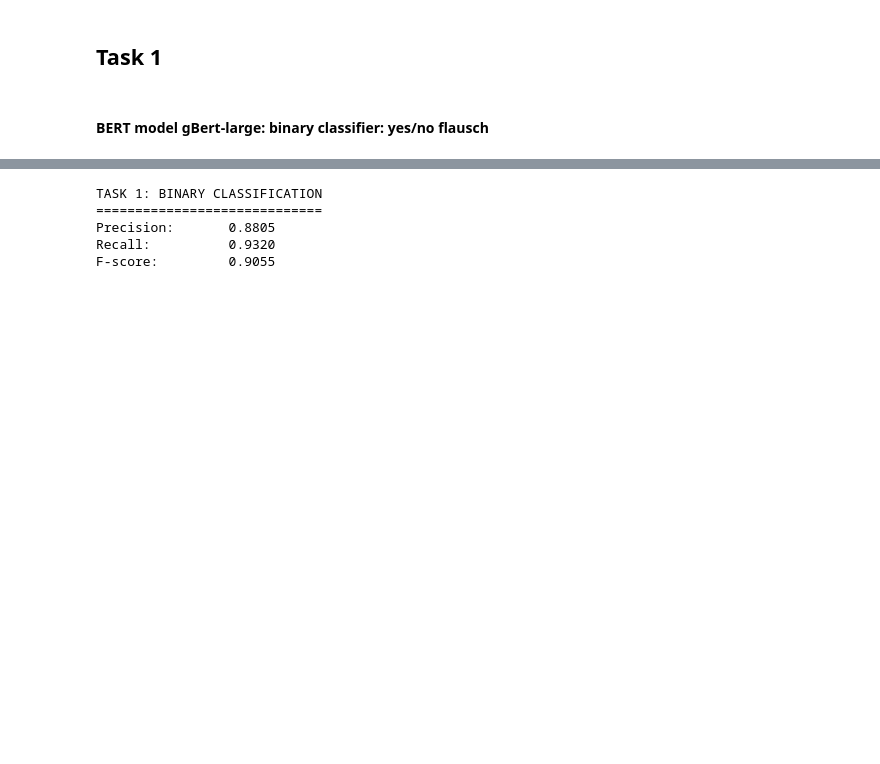
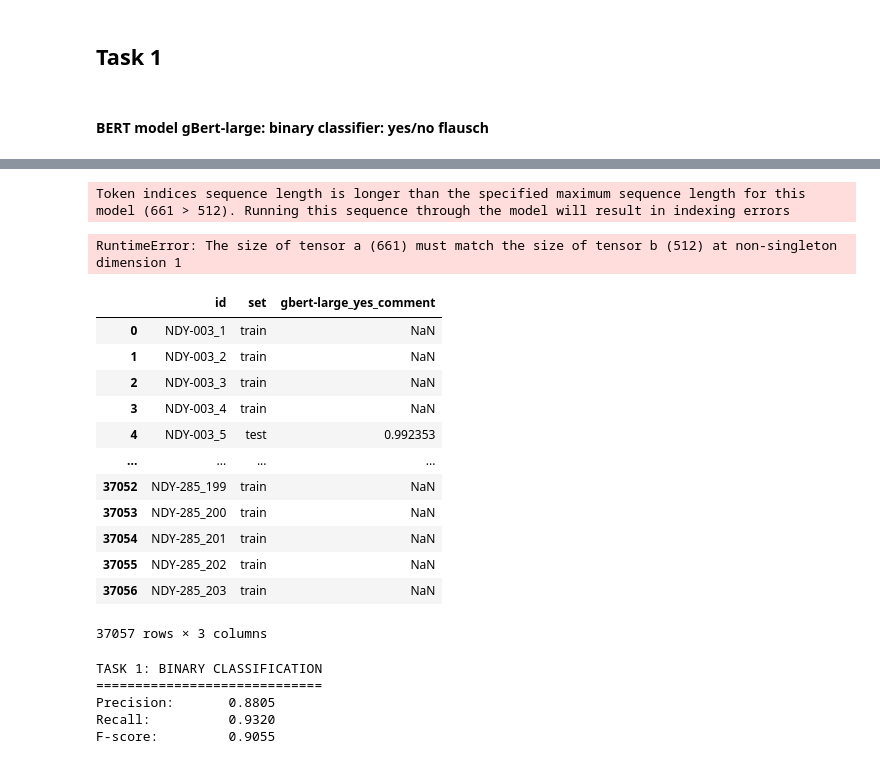
Before and after one commit to WiebkePetersen/GermevalFlausch, a Jupyter notebook: evaluation.ipynb, the cells around one changed output, grey strips where cells are left out. Cells and saved outputs as stored; diff of their text form; code cells hidden in the pictures; blank space fills up the shorter version.

```diff
--- a/evaluation.ipynb
+++ b/evaluation.ipynb
@@ -199,8 +213,13 @@ def make_submission_task2(data, name):
 # prediction with BERT model
 from transformers import pipeline
 
-checkpoint = "Wiebke/results_flausch_classification_gbert-large"
-pipe = pipeline("text-classification", model= checkpoint)
+checkpoint = "Wiebke/results_flausch_classification_"
+# German models gBERT-large and bert-base-german-cased and multilingual model roberta-large
+name = "roberta-large"# "gbert-large" # "bert-base-german-cased" #
+column = "translated" # "spelling_corrected" #"comment" #
+pipe = pipeline("text-classification", model= checkpoint + name + "_" + column, token=access_token)
+tokenizer_kwargs = {'padding':True,'truncation':True,'max_length':512,'return_tensors':'pt'}
 
-pipe(["testen wir doch mal was passiert", "das habt ihr großartig gmacht"])
+
+pipe(["testen wir doch mal was passiert", "das habt ihr großartig gmacht"], **tokenizer_kwargs)
 # %% [output]
@@ -233,13 +256,48 @@ def apply_task1_pipeline(batch,pipeline,column):
     # Return a dictionary with the new columns, matching the batch size
     return {'prediction': predictions, 'score': top_scores}
 # %%
+# for our test set 12 minutes on local machine
 prediction_dataset = test_task1_dataset.map(
     apply_task1_pipeline,
     batched=True,
     batch_size=16,
     num_proc=1,
-    fn_kwargs={"pipeline": pipe, "column": "comment"}
+    fn_kwargs={"pipeline": pipe, "column": column}
 )
+# %% [output]
+Token indices sequence length is longer than the specified maximum sequence length for this model (661 > 512). Running this sequence through the model will result in indexing errors
+RuntimeError: The size of tensor a (661) must match the size of tensor b (512) at non-singleton dimension 1
+# %%
+# features.csv file is updated with name + "_yes_" + column column for scores for "yes"
+df = pd.DataFrame(prediction_dataset).reset_index(drop=True)
+df.loc[df["prediction"] == "no", "score"] = 1-df["score"]
+features = pd.read_csv(path + "features.csv").reset_index(drop=True)
+features[name + "_yes_" + column] =  float('nan')
+df["score"] = df["score"].astype(float)
+
+score_dict = dict(zip(df["id"], df["score"]))
+
+features[name + "_yes_" + column] = features["id"].map(score_dict)
+
+features = features.drop(columns=[x for x in features.columns if x.startswith("Unnamed")])
+
+features.to_csv(path + "features.csv")
+# %%
+features
+# %% [output]
+|  | id | set | gbert-large_yes_comment |
+| 0 | NDY-003_1 | train | NaN |
+| 1 | NDY-003_2 | train | NaN |
+| 2 | NDY-003_3 | train | NaN |
+| 3 | NDY-003_4 | train | NaN |
+| 4 | NDY-003_5 | test | 0.992353 |
+| ... | ... | ... | ... |
+| 37052 | NDY-285_199 | train | NaN |
+| 37053 | NDY-285_200 | train | NaN |
+| 37054 | NDY-285_201 | train | NaN |
+| 37055 | NDY-285_202 | train | NaN |
+| 37056 | NDY-285_203 | train | NaN |
+37057 rows × 3 columns
 # %%
 submission = pd.DataFrame(prediction_dataset)
 submission["flausch"] = submission["prediction"]
```
Also changed, not shown: parts of 10 cells of this notebook.
